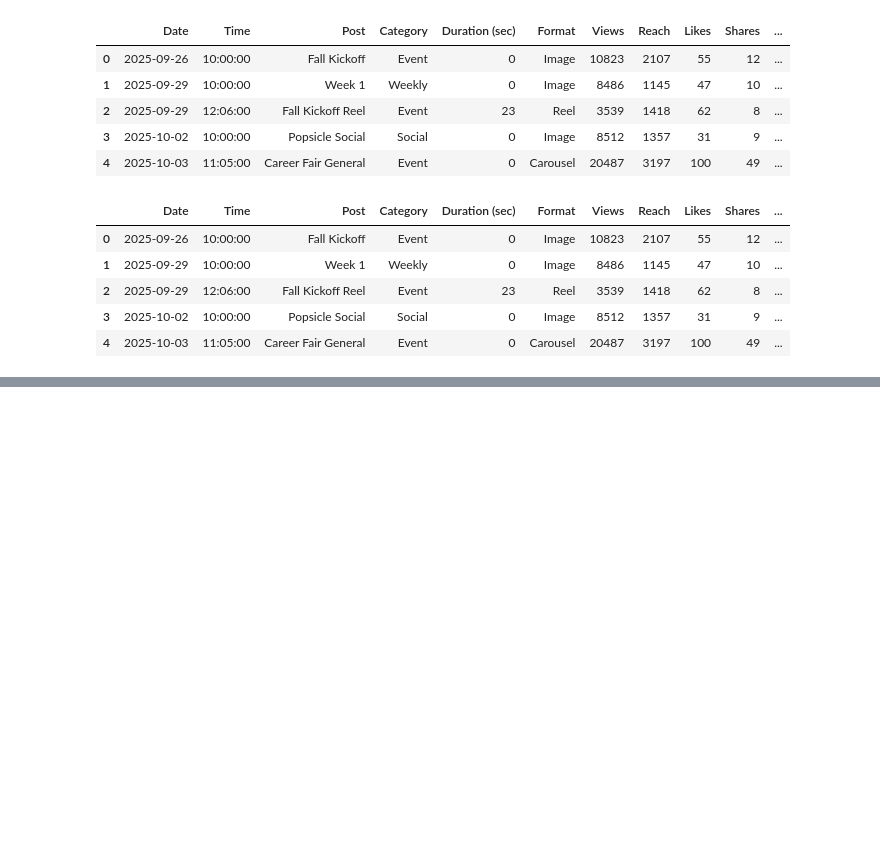
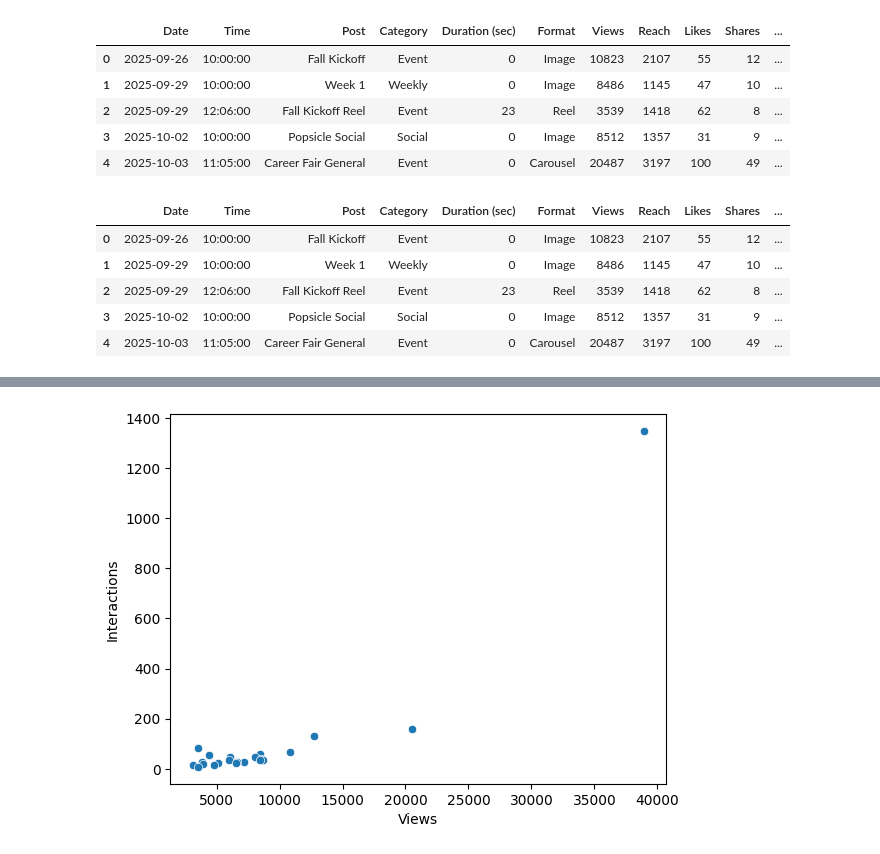
Before and after one commit to makalamf/f25-instagram-dashboard, a Jupyter notebook: dashboard.ipynb, the cells around one changed output, grey strips where cells are left out. Cells and saved outputs as stored; diff of their text form; code cells hidden in the pictures; blank space fills up the shorter version.

```diff
--- a/dashboard.ipynb
+++ b/dashboard.ipynb
@@ -134,0 +154,9 @@ df2.head()
+# %%
+# Plot Interactions by Views
+int_by_views = sns.scatterplot(x="Views",
+                               y="Interactions",
+                               data=df2)
+
+plt.savefig('int_by_views.png', bbox_inches = 'tight')
+# %% [output]
+[figure, added]
```
Also changed, not shown: parts of 4 cells of this notebook, 3 other files.
